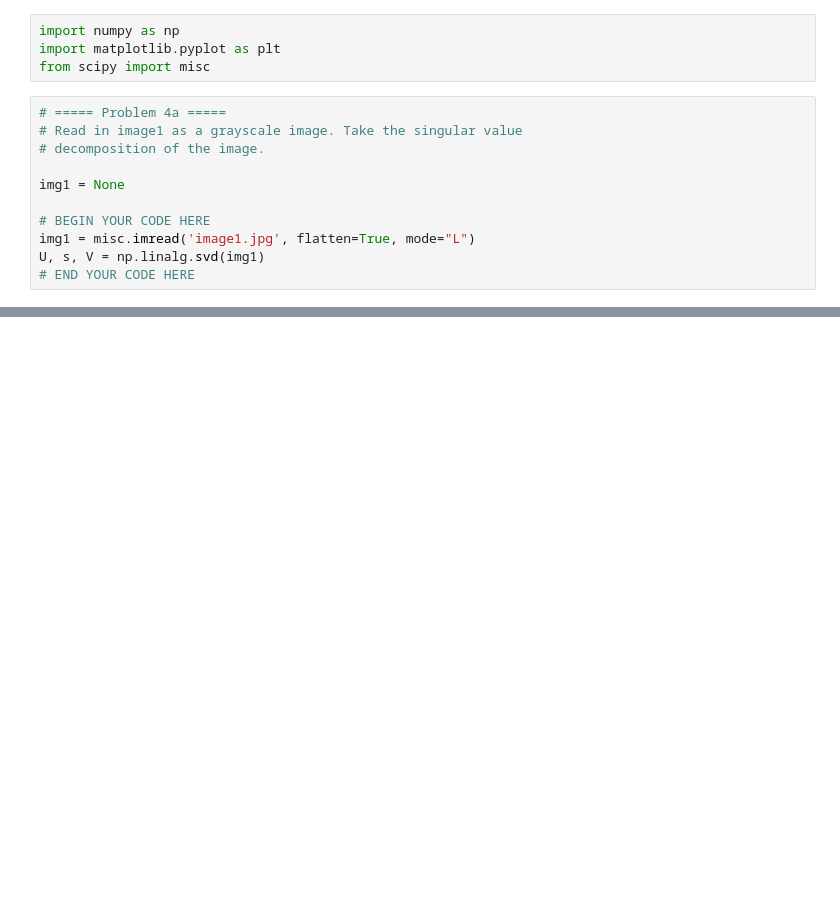
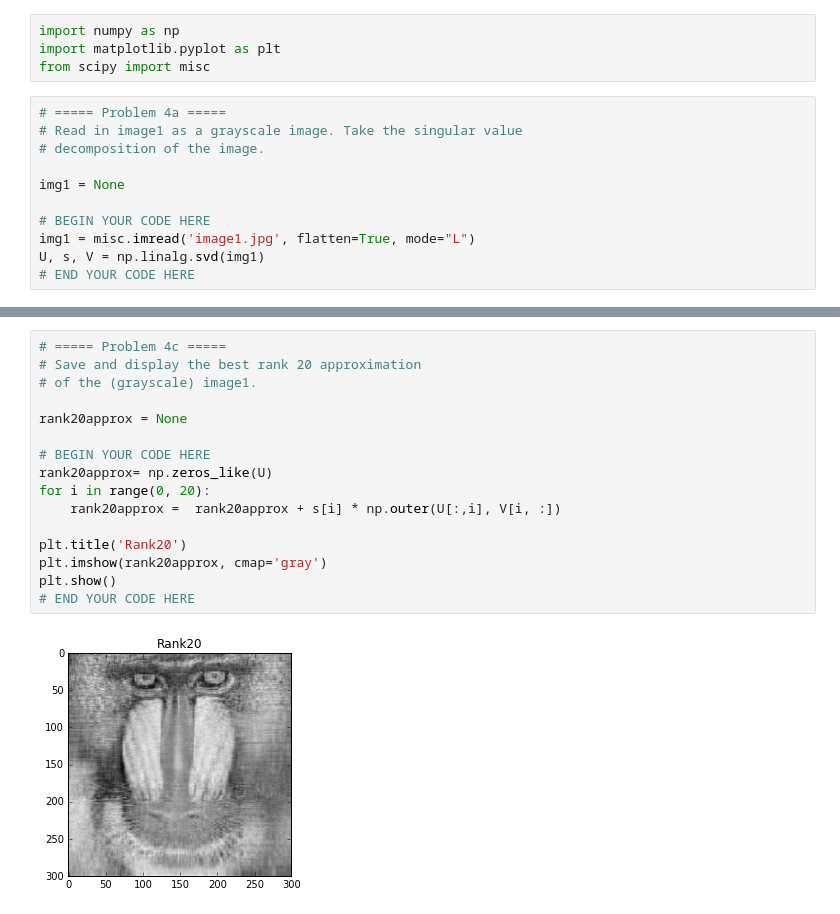
Before and after one commit to gmakarevich-aurora/cv-hw0, a Jupyter notebook: HW0.ipynb, the cells around one changed output, grey strips where cells are left out. Cells and saved outputs as stored; diff of their text form; blank space fills up the shorter version.

```diff
--- a/HW0.ipynb
+++ b/HW0.ipynb
@@ -287,0 +290,18 @@ print(rank1approx)
+# %%
+# ===== Problem 4c =====
+# Save and display the best rank 20 approximation
+# of the (grayscale) image1.
+
+rank20approx = None
+
+# BEGIN YOUR CODE HERE
+rank20approx= np.zeros_like(U)
+for i in range(0, 20):
+    rank20approx =  rank20approx + s[i] * np.outer(U[:,i], V[i, :])
+
+plt.title('Rank20')
+plt.imshow(rank20approx, cmap='gray')
+plt.show()
+# END YOUR CODE HERE
+# %% [output]
+[figure, added]
```
Also changed, not shown: parts of 1 cell of this notebook.
